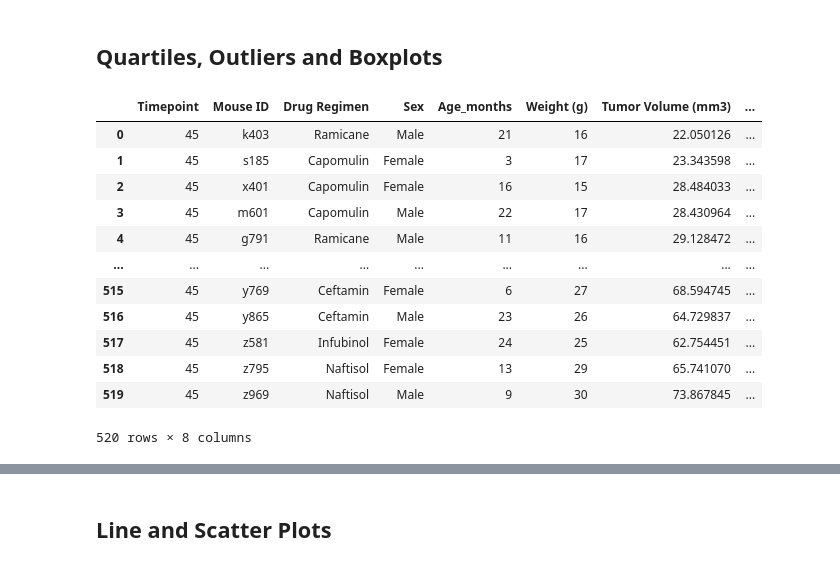
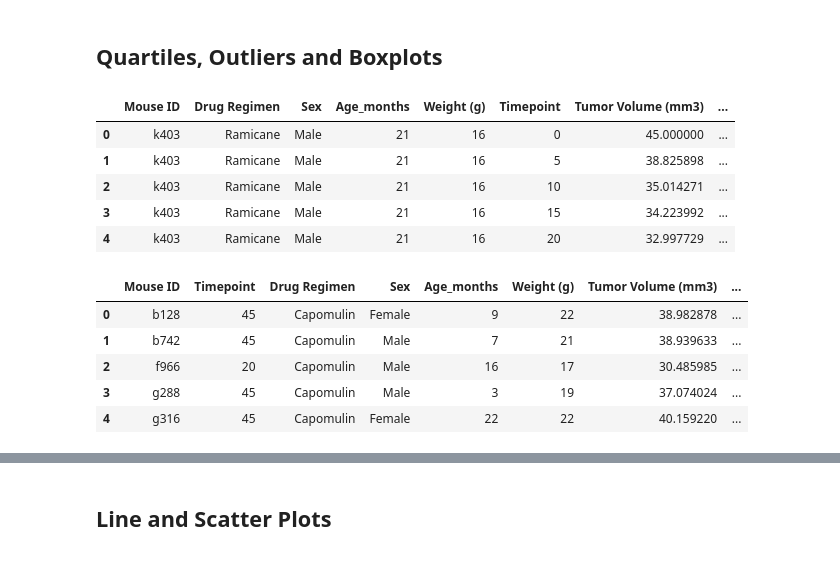
Before and after one commit to joe-m-2020/Pymaceuticals, a Jupyter notebook: pymaceuticals_starter-checkpoint-checkpoint-checkpoint.ipynb, the cells around one changed output, grey strips where cells are left out. Saved outputs shown, nothing was run; the diff lists cells and outputs as text; code cells hidden in the pictures.

Commit message:
separated data
I had it all in the same table for the different drugs but realized i couldn't get the right data for quartiles that way

```diff
--- a/pymaceuticals_starter-checkpoint-checkpoint-checkpoint.ipynb
+++ b/pymaceuticals_starter-checkpoint-checkpoint-checkpoint.ipynb
@@ -195,28 +195,35 @@ plt.show()
 [figure]
 # %% [markdown]
 ## Quartiles, Outliers and Boxplots
+# %%
+cl_mouse_study_df.head()
+# %% [output]
+|  | Mouse ID | Drug Regimen | Sex | Age_months | Weight (g) | Timepoint | Tumor Volume (mm3) | ... |
+| 0 | k403 | Ramicane | Male | 21 | 16 | 0 | 45.000000 | ... |
+| 1 | k403 | Ramicane | Male | 21 | 16 | 5 | 38.825898 | ... |
+| 2 | k403 | Ramicane | Male | 21 | 16 | 10 | 35.014271 | ... |
+| 3 | k403 | Ramicane | Male | 21 | 16 | 15 | 34.223992 | ... |
+| 4 | k403 | Ramicane | Male | 21 | 16 | 20 | 32.997729 | ... |
 # %%
 # Calculate the final tumor volume of each mouse across four of the treatment regimens:
 # Capomulin, Ramicane, Infubinol, and Ceftamin
-drug_list=["Capomulin","Ramicane","Infubinol","Ceftamin"]
+
+capomulin_df = cl_mouse_study_df.loc[cl_mouse_study_df["Drug Regimen"] == "Capomulin", :]
+ramicane_df = cl_mouse_study_df.loc[cl_mouse_study_df["Drug Regimen"] == "Ramicane", :]
+infubinol_df = cl_mouse_study_df.loc[cl_mouse_study_df["Drug Regimen"] == "Infubinol", :]
+ceftamin_df = cl_mouse_study_df.loc[cl_mouse_study_df["Drug Regimen"] == "Ceftamin",:]
 # Start by getting the last (greatest) timepoint for each mouse
-drug_regimen_df= cl_mouse_study_df.groupby("Drug Regimen")["Timepoint"].max()
-spec_drugs_df = drug_regimen_df.loc[drug_list]
 
-# Merge this group df with the original dataframe to get the tumor volume at the last timepoint
-spec_drugs_df = pd.merge(spec_drugs_df,cl_mouse_study_df,how="left", on="Timepoint")
-spec_drugs_df
+capomulin_max= capomulin_df.groupby("Mouse ID").max()["Timepoint"]
+
+
+# # Merge this group df with the original dataframe to get the tumor volume at the last timepoint
+cap_max_merge = pd.merge(capomulin_max,cl_mouse_study_df,on=("Mouse ID","Timepoint"),how="left")
+cap_max_merge.head()
 # %% [output]
-|  | Timepoint | Mouse ID | Drug Regimen | Sex | Age_months | Weight (g) | Tumor Volume (mm3) | ... |
-| 0 | 45 | k403 | Ramicane | Male | 21 | 16 | 22.050126 | ... |
-| 1 | 45 | s185 | Capomulin | Female | 3 | 17 | 23.343598 | ... |
-| 2 | 45 | x401 | Capomulin | Female | 16 | 15 | 28.484033 | ... |
-| 3 | 45 | m601 | Capomulin | Male | 22 | 17 | 28.430964 | ... |
-| 4 | 45 | g791 | Ramicane | Male | 11 | 16 | 29.128472 | ... |
-| ... | ... | ... | ... | ... | ... | ... | ... | ... |
-| 515 | 45 | y769 | Ceftamin | Female | 6 | 27 | 68.594745 | ... |
-| 516 | 45 | y865 | Ceftamin | Male | 23 | 26 | 64.729837 | ... |
-| 517 | 45 | z581 | Infubinol | Female | 24 | 25 | 62.754451 | ... |
-| 518 | 45 | z795 | Naftisol | Female | 13 | 29 | 65.741070 | ... |
-| 519 | 45 | z969 | Naftisol | Male | 9 | 30 | 73.867845 | ... |
+|  | Mouse ID | Timepoint | Drug Regimen | Sex | Age_months | Weight (g) | Tumor Volume (mm3) | ... |
+| 0 | b128 | 45 | Capomulin | Female | 9 | 22 | 38.982878 | ... |
+| 1 | b742 | 45 | Capomulin | Male | 7 | 21 | 38.939633 | ... |
+| 2 | f966 | 20 | Capomulin | Male | 16 | 17 | 30.485985 | ... |
+| 3 | g288 | 45 | Capomulin | Male | 3 | 19 | 37.074024 | ... |
+| 4 | g316 | 45 | Capomulin | Female | 22 | 22 | 40.159220 | ... |
-520 rows × 8 columns
```
Also changed, not shown: parts of 4 cells of this notebook.
